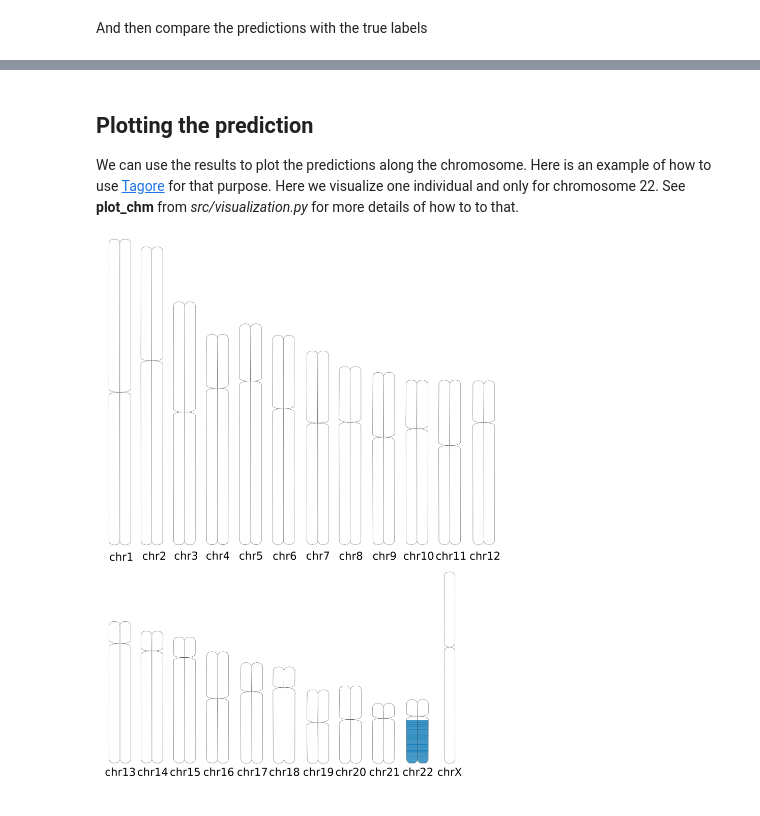
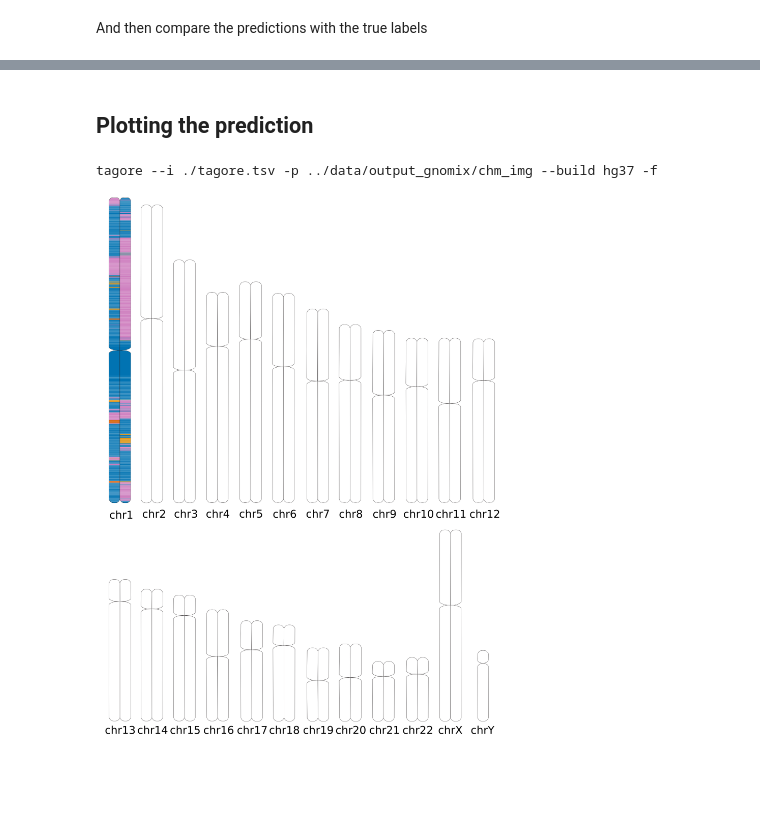
Before and after one commit to TitouanCh/ter-bioinfo, a Jupyter notebook: GNOMIX/gnomix.ipynb, the cells around one changed output, grey strips where cells are left out. Drawn from its saved outputs; the diff is of its cells as text; code cells hidden in the pictures; blank space fills up the shorter version.

```diff
--- a/GNOMIX/gnomix.ipynb
+++ b/GNOMIX/gnomix.ipynb
@@ -17,10 +17,15 @@ bcftools has been loaded
 # %%
 # Arguments
 data_path="../data/input/real/"
-query_file = data_path+ "5pop_50query.vcf.gz"
-genetic_map_file = './genetic_map.txt'
-reference_file   = data_path + "5pop_300sample.vcf.gz"
-sample_map_file  = data_path + "5pop_300sample.smap"
+query_file = data_path+ "5pop_250query.vcf.gz"
+genetic_map_file = "allchrs_b37.gmap"
+genetic_map_path=genetic_map_file
+reference_file   = data_path + "5pop_1500sample.vcf.gz"
+sample_map_file  = data_path + "5pop_1500sample.smap"
 chm              = "1"
 phase            = "False"
-output_basename  = "../data/output_gnomix/"
+output_basename  = "../data/output_gnomix/1500samples_250query/"
+
+if (os.path.isdir(output_basename)==False):
+    os.mkdir(output_basename)
+    print('Creating directory')
@@ -159,13 +170,12 @@ cm_plot.figure.savefig('./demo/imgs/single_ancestry_confusion_matrix.png')
-# %% [markdown]
-## Plotting the prediction
-
-We can use the results to plot the predictions along the chromosome. Here is an example of how to use [Tagore](https://pypi.org/project/tagore/#usage) for that purpose. Here we visualize one individual and only for chromosome 22. See **plot_chm** from *src/visualization.py* for more details of how to to that.
+# %% [markdown]
+## Plotting the prediction
 # %%
 from IPython.display import Image
 
-sample_id = "HG00096" # looking at just one random sample
-img_name = "./demo/imgs/chm_img"
+sample_id = "HG01122" # looking at just one random sample
+img_name = "../data/output_gnomix/chm_img"
 plot_chm(sample_id, msp_df, img_name=img_name)
 Image(filename=img_name+".png")
 # %% [output]
+tagore --i ./tagore.tsv -p ../data/output_gnomix/chm_img --build hg37 -f
-[figure, old version]
+[figure, new version]
```
Also changed, not shown: parts of 7 cells of this notebook, 6 other files.
